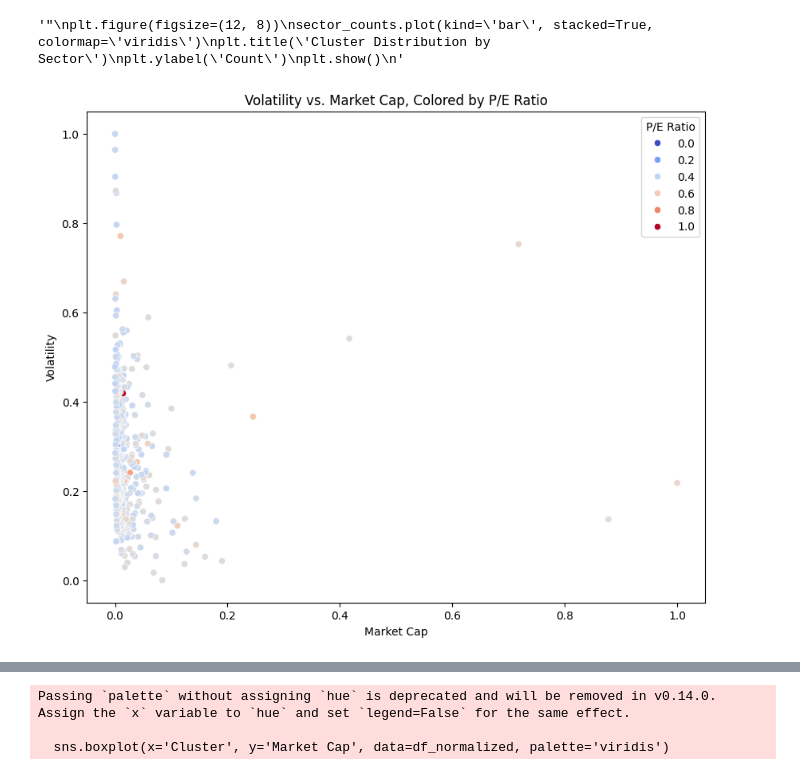
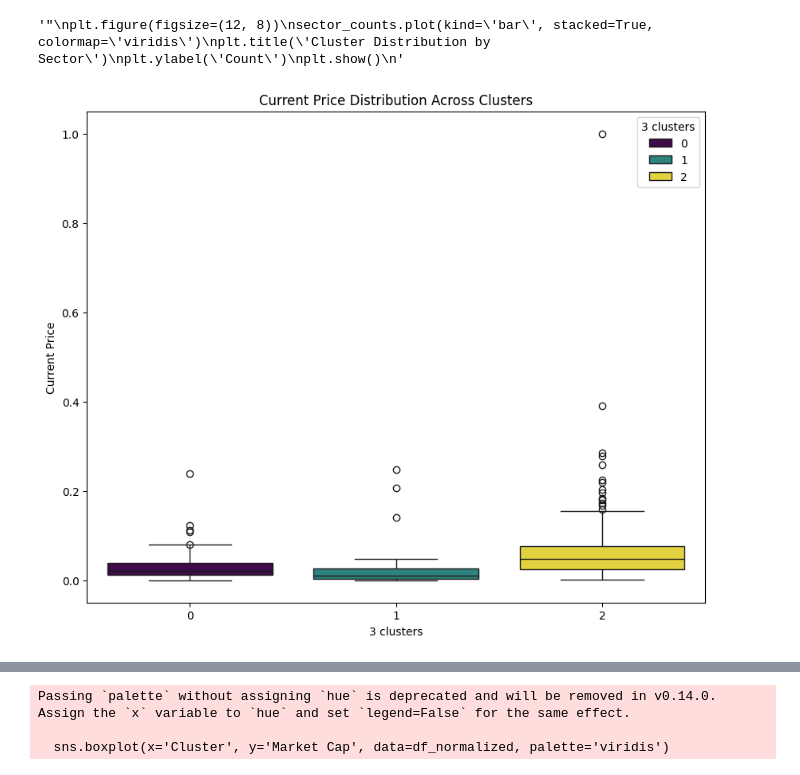
Before and after one commit to Purpup/COGS118B-Project, a Jupyter notebook: FinalProject.ipynb, the cells around one changed output, grey strips where cells are left out. Drawn from its saved outputs; the diff is of its cells as text; code cells hidden in the pictures.

```diff
--- a/FinalProject.ipynb
+++ b/FinalProject.ipynb
@@ -527,10 +525,8 @@ plt.show()
 # %%
 
 plt.figure(figsize=(10, 8))
-sns.scatterplot(x='Market Cap', y='Volatility', hue='P/E Ratio', data=df_normalized, palette='coolwarm')
-plt.title('Volatility vs. Market Cap, Colored by P/E Ratio')
-plt.xlabel('Market Cap')
-plt.ylabel('Volatility')
+sns.boxplot(x='3 clusters', y='Current Price', data=df_normalized, palette='viridis', hue='3 clusters')
+plt.title('Current Price Distribution Across Clusters')
 plt.show()
 # %% [output]
-[figure, old version]
+[figure, new version]
```
Also changed, not shown: parts of 6 cells of this notebook.
